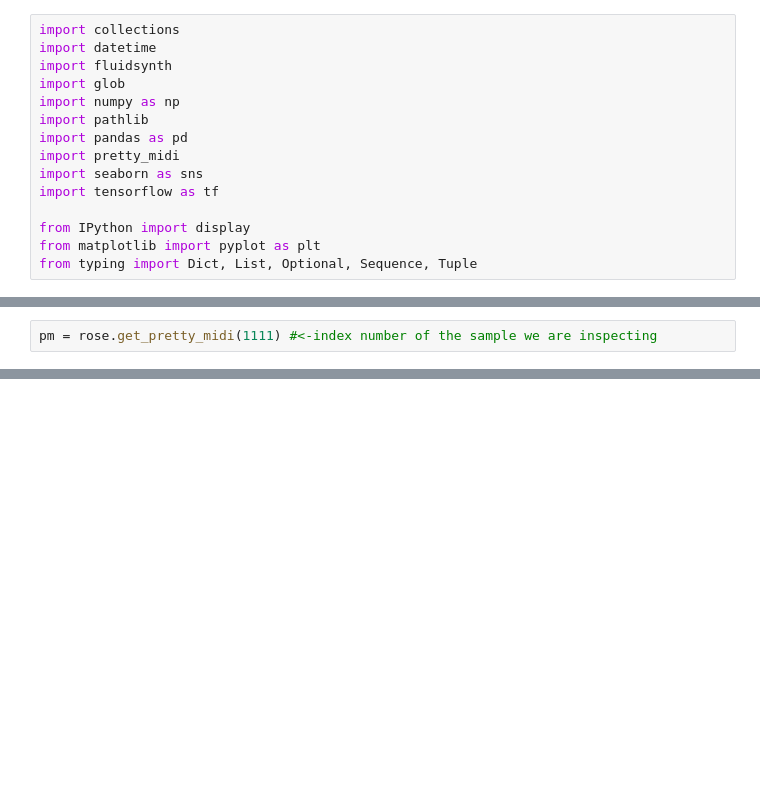
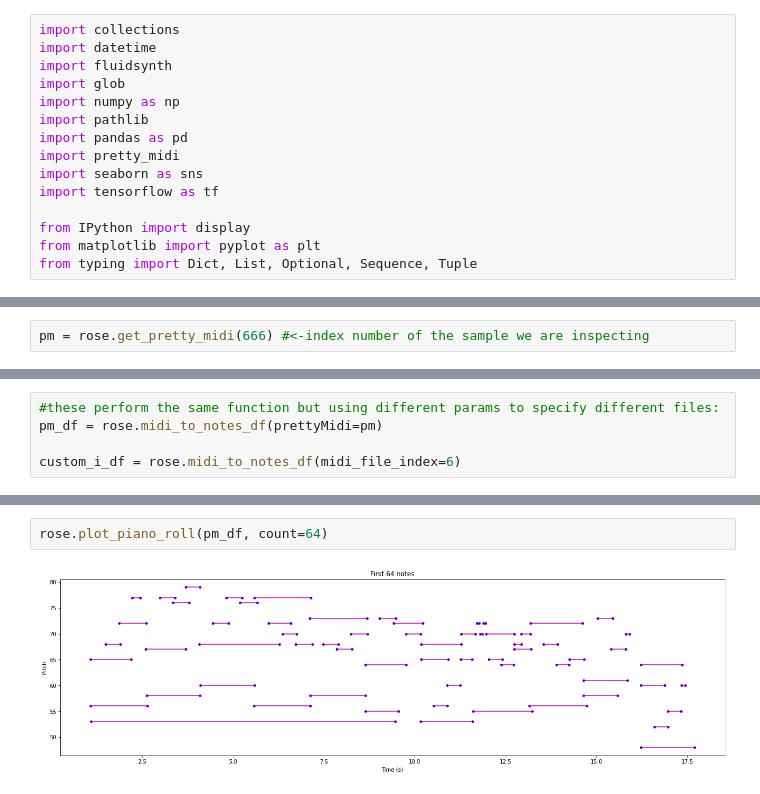
Before and after one commit to spaceBearAmadeus/OUTDATED-studentNeedsNavigator, a Jupyter notebook: ROSE_Composer.ipynb, the cells around one changed output, grey strips where cells are left out. Cells and saved outputs as stored; diff of their text form; blank space fills up the shorter version.

```diff
--- a/ROSE_Composer.ipynb
+++ b/ROSE_Composer.ipynb
@@ -126,5 +208,5 @@ rose = MaestroDataset(ANNOTATIONS_FILE, AUDIO_DIR)
 # %%
-pm = rose.get_pretty_midi(1111) #<-index number of the sample we are inspecting
+pm = rose.get_pretty_midi(666) #<-index number of the sample we are inspecting
 # %%
 rose.display_audio(pm)
 # %% [output]
@@ -169,0 +234,5 @@ rose.midi_to_notes_df(midi_file_index=6).head()
+# %%
+#these perform the same function but using different params to specify different files:
+pm_df = rose.midi_to_notes_df(prettyMidi=pm)
+
+custom_i_df = rose.midi_to_notes_df(midi_file_index=6)
@@ -169,0 +256,4 @@ rose.midi_to_notes_df(midi_file_index=6).head()
+# %%
+rose.plot_piano_roll(pm_df, count=64)
+# %% [output]
+[figure, added]
```
Also changed, not shown: parts of 10 cells of this notebook.
